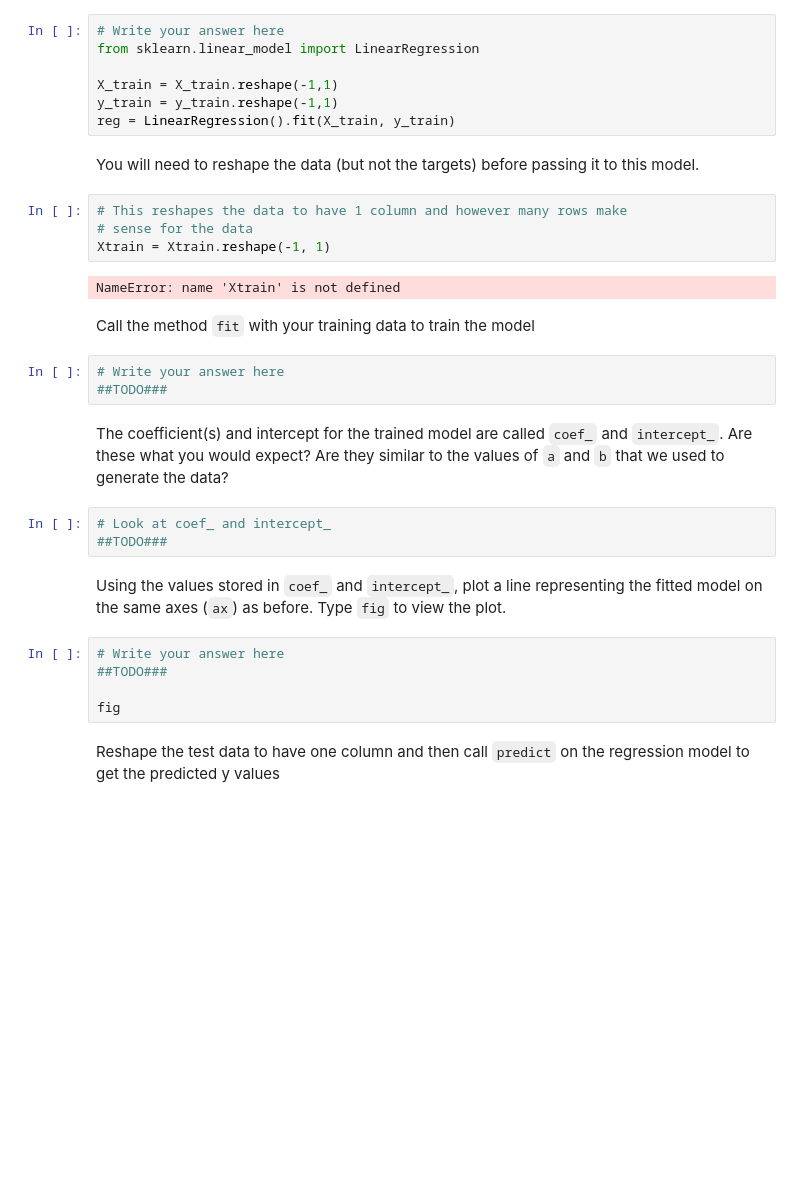
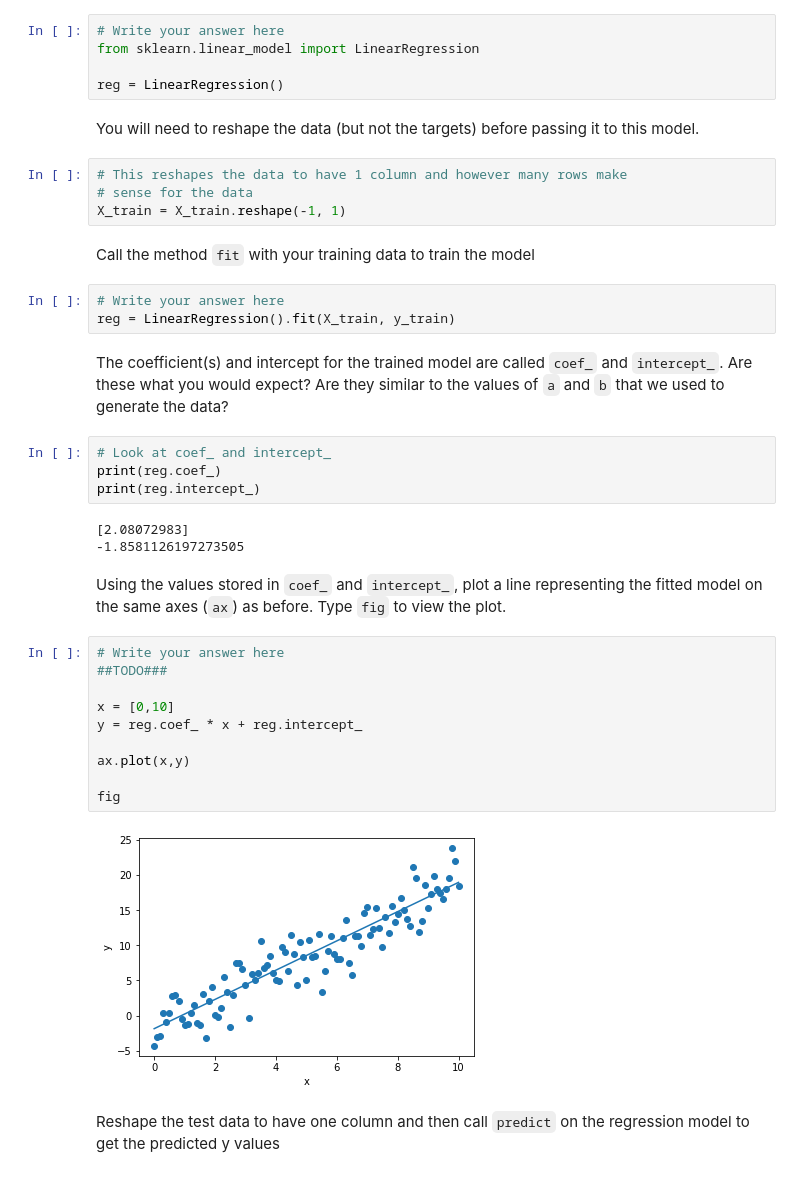
Before and after one commit to cameronmcewan/intro-to-AI, a Jupyter notebook: Worksheet 1 Week 13.ipynb, the cells around one changed output. Drawn from its saved outputs; the diff is of its cells as text; blank space fills up the shorter version.

```diff
--- a/Worksheet 1 Week 13.ipynb
+++ b/Worksheet 1 Week 13.ipynb
@@ -219,34 +218,41 @@ Import the estimator `LinearRegression` from `sklearn.linear_model` and instanti
 # Write your answer here
 from sklearn.linear_model import LinearRegression
 
-X_train = X_train.reshape(-1,1)
-y_train = y_train.reshape(-1,1)
-reg = LinearRegression().fit(X_train, y_train)
+reg = LinearRegression()
 # %% [markdown]
 You will need to reshape the data (but not the targets) before passing it to this model.
 # %%
 # This reshapes the data to have 1 column and however many rows make
 # sense for the data
-Xtrain = Xtrain.reshape(-1, 1)
+X_train = X_train.reshape(-1, 1)
-# %% [output]
-NameError: name 'Xtrain' is not defined
 # %% [markdown]
 Call the method `fit` with your training data to train the model
 # %%
 # Write your answer here
-##TODO###
+reg = LinearRegression().fit(X_train, y_train)
 # %% [markdown]
 The coefficient(s) and intercept for the trained model are called `coef_` and `intercept_`. Are these what you would expect? Are they similar to the values of `a` and `b` that we used to generate the data?
 # %%
 # Look at coef_ and intercept_
-##TODO###
+print(reg.coef_)
+print(reg.intercept_)
+# %% [output]
+[2.08072983]
+-1.8581126197273505
 # %% [markdown]
 Using the values stored in `coef_` and `intercept_`, plot a line representing the fitted model on the same axes (`ax`) as before. Type `fig` to view the plot.
 # %%
 # Write your answer here
 ##TODO###
 
+x = [0,10]
+y = reg.coef_ * x + reg.intercept_
+
+ax.plot(x,y)
+
 fig
+# %% [output]
+[figure, added]
 # %% [markdown]
 Reshape the test data to have one column and then call `predict` on the regression model to get the predicted y values
 # %%
```
Also changed, not shown: parts of 13 cells of this notebook.
